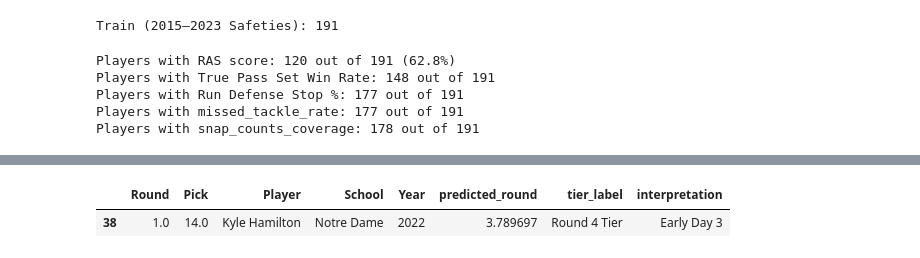
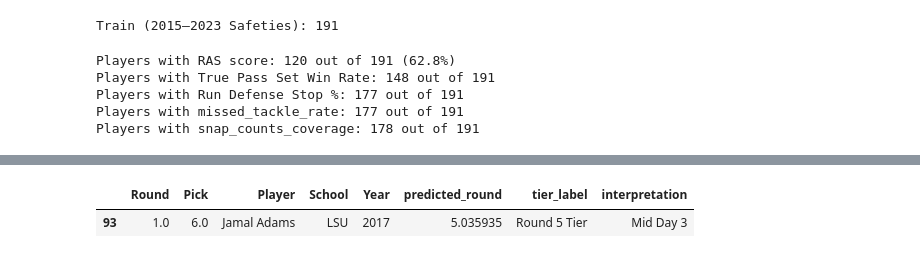
Before and after one commit to greynathan/2026_NFL_Draft, a Jupyter notebook: S/s_round_regression.ipynb, the cells around one changed output, grey strips where cells are left out. Drawn from its saved outputs; the diff is of its cells as text; code cells hidden in the pictures.

```diff
--- a/S/s_round_regression.ipynb
+++ b/S/s_round_regression.ipynb
@@ -383,6 +384,6 @@ train_display
 191 rows × 8 columns
 # %%
-train_display[train_display['Player'] == 'Kyle Hamilton']
+train_display[train_display['Player'] == 'Jamal Adams']
 # %% [output]
 |  | Round | Pick | Player | School | Year | predicted_round | tier_label | interpretation |
-| 38 | 1.0 | 14.0 | Kyle Hamilton | Notre Dame | 2022 | 3.789697 | Round 4 Tier | Early Day 3 |
+| 93 | 1.0 | 6.0 | Jamal Adams | LSU | 2017 | 5.035935 | Round 5 Tier | Mid Day 3 |
```
Also changed, not shown: parts of 5 cells of this notebook, 10 other files.
